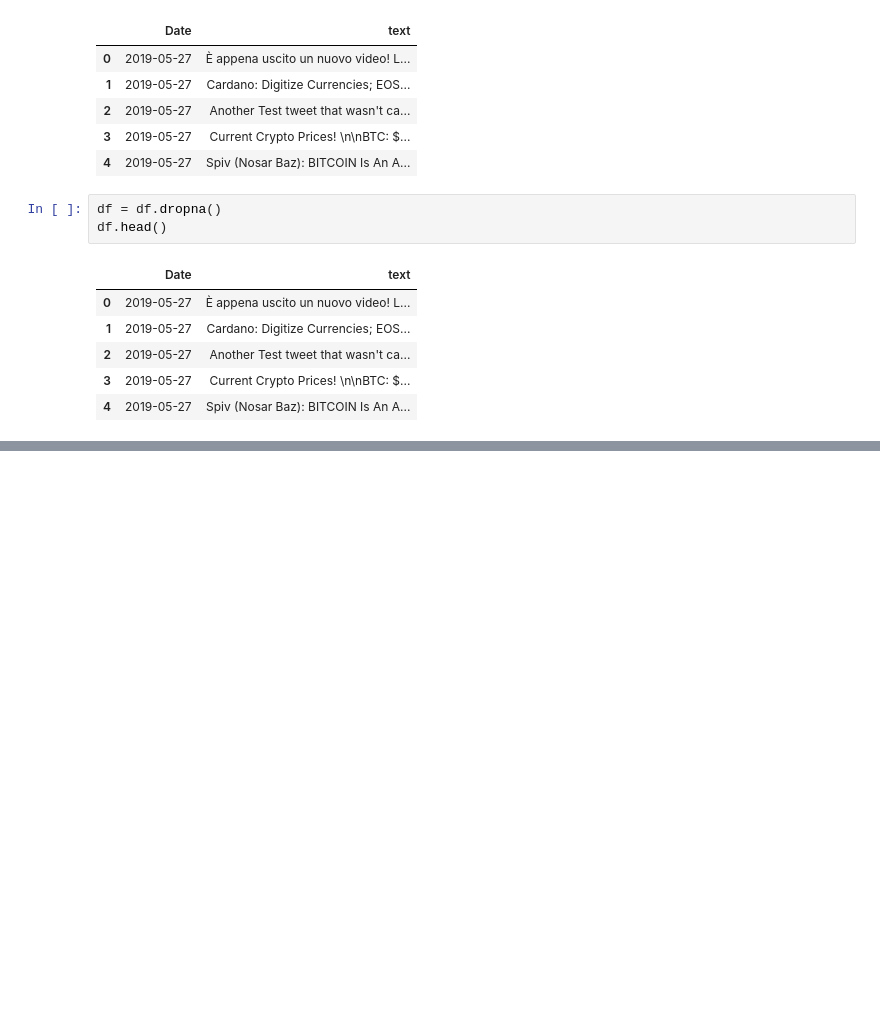
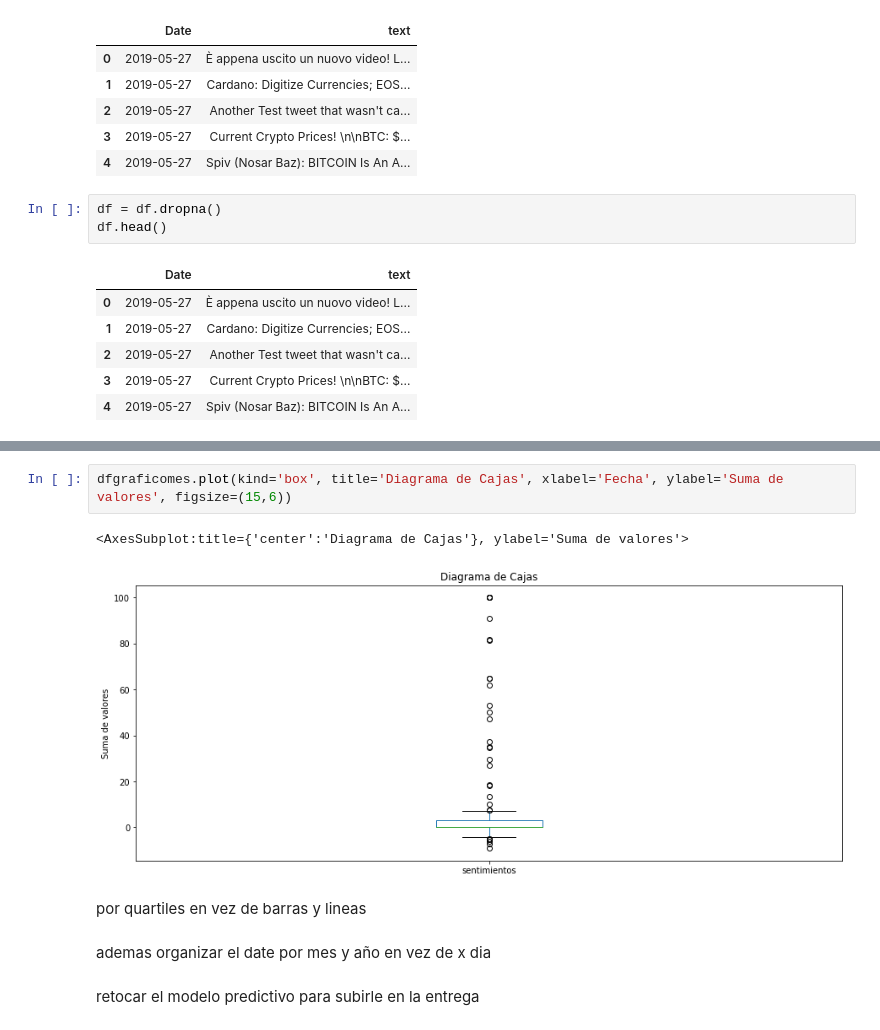
Before and after one commit to AlvaroFarreny/AnalisisSentimientosBTC, a Jupyter notebook: ANALISIS_COMPLETO.ipynb, the cells around one changed output, grey strips where cells are left out. Drawn from its saved outputs; the diff is of its cells as text; blank space fills up the shorter version.

```diff
--- a/ANALISIS_COMPLETO.ipynb
+++ b/ANALISIS_COMPLETO.ipynb
@@ -227,0 +334,11 @@ df2.plot(kind='bar', title='Título del gráfico', xlabel='Fecha', ylabel='Suma
+# %%
+dfgraficomes.plot(kind='box', title='Diagrama de Cajas', xlabel='Fecha', ylabel='Suma de valores', figsize=(15,6))
+# %% [output]
+<AxesSubplot:title={'center':'Diagrama de Cajas'}, ylabel='Suma de valores'>
+[figure, added]
+# %% [markdown]
+por quartiles en vez de barras y lineas
+# %% [markdown]
+ademas organizar el date por mes y año en vez de x dia
+# %% [markdown]
+retocar el modelo predictivo para subirle en la entrega
```
Also changed, not shown: parts of 28 cells of this notebook.
